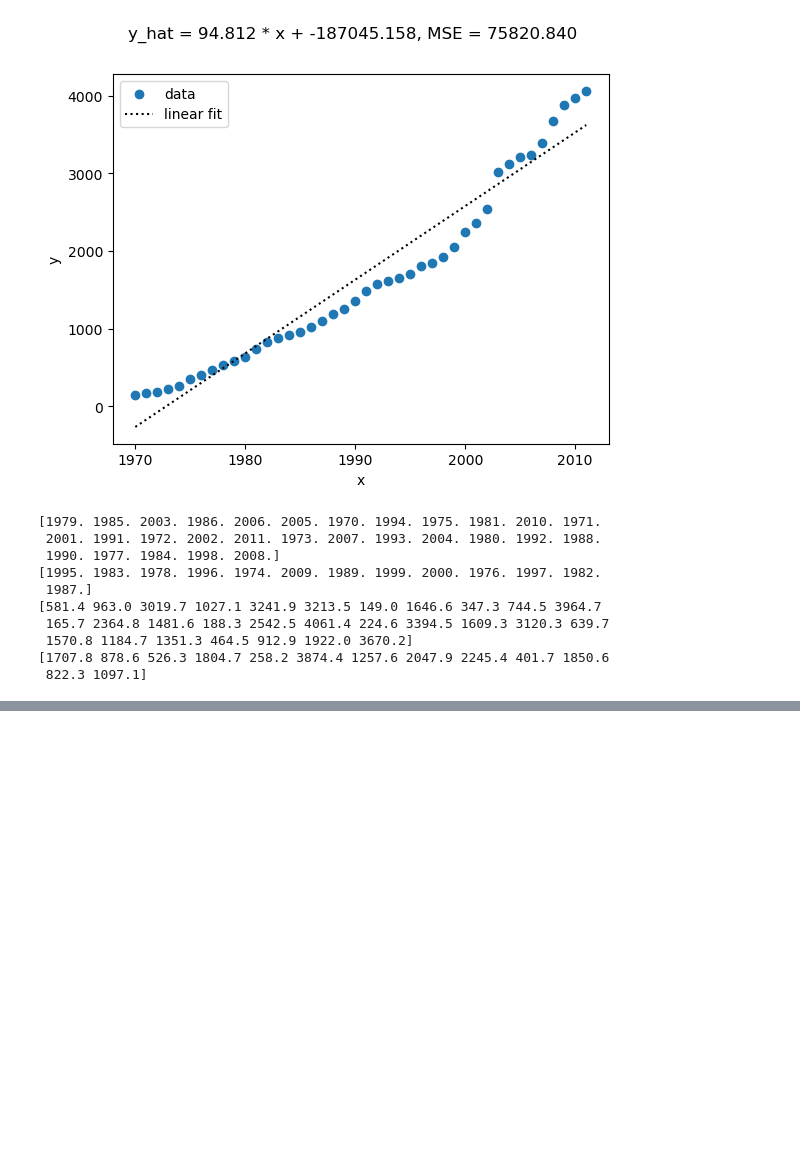
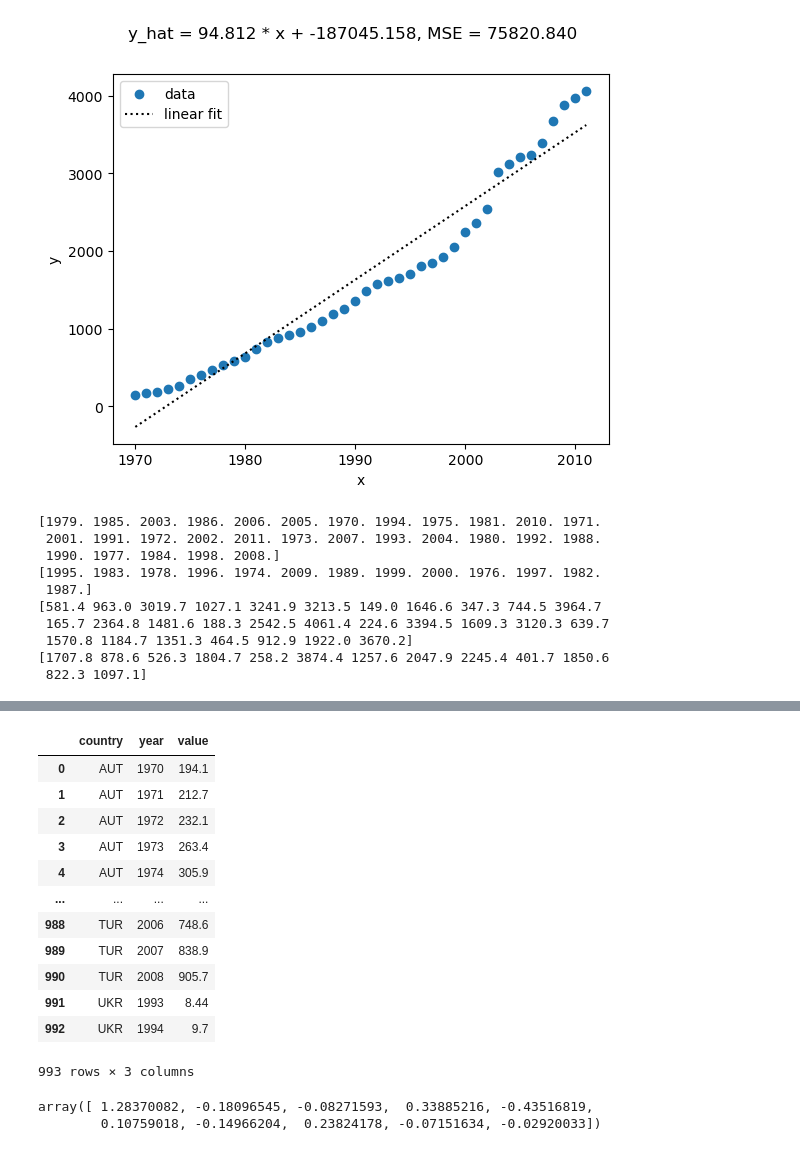
Before and after one commit to RemainingDelta/Care-Compass, a Jupyter notebook: ml-src/DataCleaning_Arthur.ipynb, the cells around one changed output, grey strips where cells are left out. Saved outputs shown, nothing was run; the diff lists cells and outputs as text; code cells hidden in the pictures; blank space fills up the shorter version.

Commit message:
created functioning autoregressive model with create_xy, autoreg_train, and autoreg_predict functions. Began work on improve model which includes all countries instead of just one country

```diff
--- a/ml-src/DataCleaning_Arthur.ipynb
+++ b/ml-src/DataCleaning_Arthur.ipynb
@@ -881,0 +932,55 @@ print(train_test[3])
+# %%
+def dataframe(code):
+    headers = {
+    "Accept": "application/json",
+    "User-Agent": "Mozilla/5.0 (Windows NT 10.0; Win64; x64)"
+}
+
+    url2 = f"https://dw.euro.who.int/api/v3/measures/{code}?output=data"
+    url_text2 = requests.get(url2, headers=headers).text
+    result2 = json.loads(url_text2)
+    #print(result2)
+
+    data = result2['data']
+
+    #print(data)
+    df_expenditure = pd.DataFrame()
+    final_dict = dict()
+
+    for item in data:
+
+        final_dict['country'] = item['dimensions']['COUNTRY']
+        #final_dict['country_grp'] = item['dimensions']['COUNTRY_GRP']
+        final_dict['year'] = item['dimensions']['YEAR']
+        #final_dict['sex'] = item['dimensions']['SEX']
+        final_dict['value'] = item['value']['numeric']
+        series = pd.Series(final_dict)
+        df_expenditure = pd.concat([df_expenditure, series.to_frame().T], ignore_index = True)
+
+    #data = df_expenditure.to_json()
+    #post = requests.post("http://localhost:4000/country/countries/post_any_data", json=data)
+
+    #get_response = requests.get("http://localhost:4000/country/countries/get_data")
+
+    #if get_response.status_code == 200:
+        #df = pd.DataFrame(get_response.json())
+    #else:
+        #print("Failed to get data:", get_response.status_code)
+
+    return df_expenditure
+
+dataframe("HFA_570")
+# %% [output]
+|  | country | year | value |
+| 0 | AUT | 1970 | 194.1 |
+| 1 | AUT | 1971 | 212.7 |
+| 2 | AUT | 1972 | 232.1 |
+| 3 | AUT | 1973 | 263.4 |
+| 4 | AUT | 1974 | 305.9 |
+| ... | ... | ... | ... |
+| 988 | TUR | 2006 | 748.6 |
+| 989 | TUR | 2007 | 838.9 |
+| 990 | TUR | 2008 | 905.7 |
+| 991 | UKR | 1993 | 8.44 |
+| 992 | UKR | 1994 | 9.7 |
+993 rows × 3 columns
@@ -881,0 +1105,7 @@ print(train_test[3])
+# %%
+result = create_xy(dataframe("HFA_570"), "AUT")
+#result[1]
+autoreg_train(result[0], result[1])
+# %% [output]
+array([ 1.28370082, -0.18096545, -0.08271593,  0.33885216, -0.43516819,
+        0.10759018, -0.14966204,  0.23824178, -0.07151634, -0.02920033])
```
Also changed, not shown: parts of 7 cells of this notebook, 1 other file.
